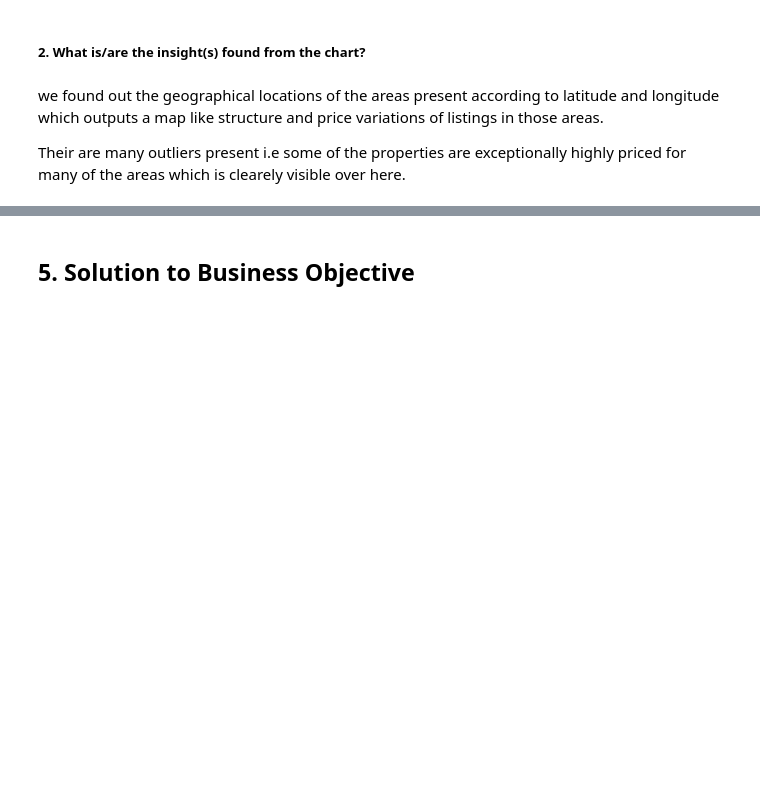
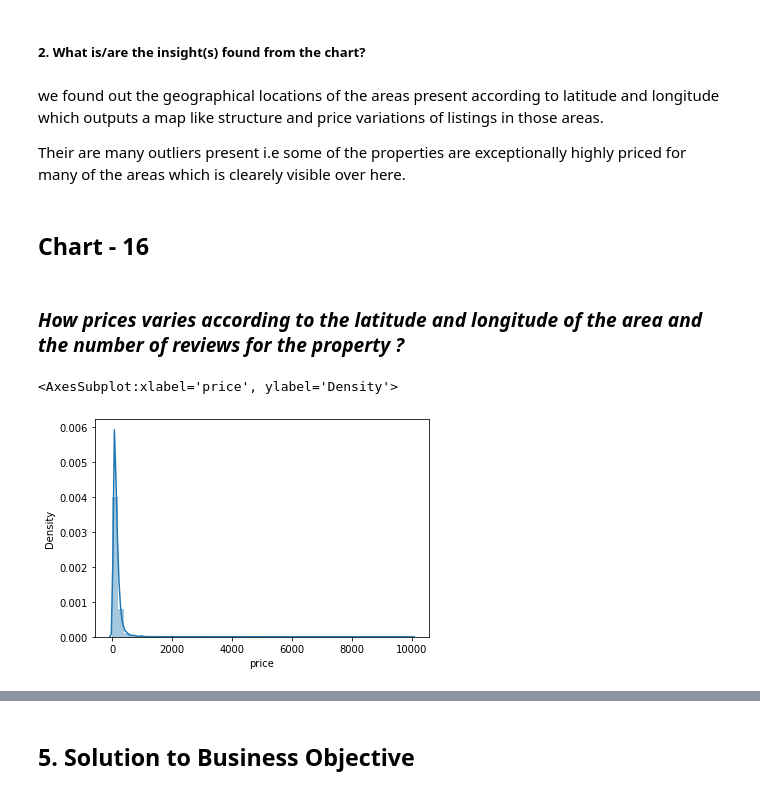
Before and after one commit to apurva-shrivastava/AirBnb-Booking-Analysis, a Jupyter notebook: Apurva_Shrivastava_EDA_Submission_Template.ipynb, the cells around one changed output, grey strips where cells are left out. Saved outputs shown, nothing was run; the diff lists cells and outputs as text; code cells hidden in the pictures; blank space fills up the shorter version.

```diff
--- a/Apurva_Shrivastava_EDA_Submission_Template.ipynb
+++ b/Apurva_Shrivastava_EDA_Submission_Template.ipynb
@@ -674,3 +674,12 @@ We choose pairplot to reflect  Multivariate Analysis i.e. presence of properties
 we found out the geographical locations of the areas present according to latitude and longitude which outputs a map like structure and price variations of listings in those areas.
 
 Their are many outliers present i.e some of the properties are  exceptionally  highly priced for many of the areas which is clearely visible over here.
+# %% [markdown]
+## Chart - 16
+# %% [markdown]
+### ***How prices varies according to the latitude and longitude of the area and the number of reviews for the property ?***
+# %%
+sns.distplot(air_df_new.groupby(['latitude','longitude','number_of_reviews'])['price'].mean(),hist=True)
+# %% [output]
+<AxesSubplot:xlabel='price', ylabel='Density'>
+[figure, added]
```
Also changed, not shown: parts of 43 cells of this notebook.
